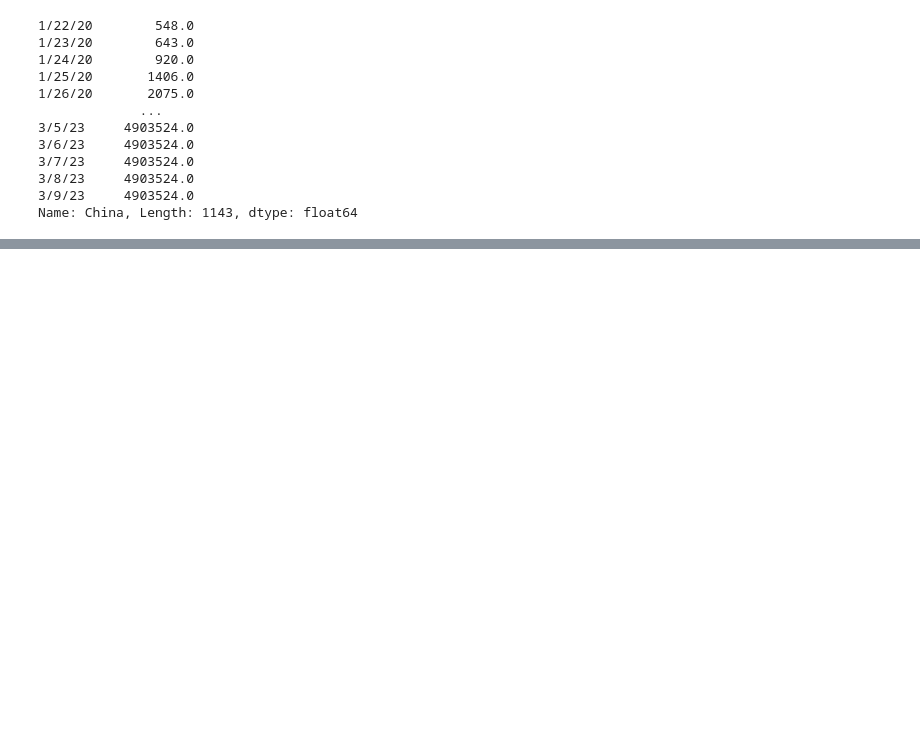
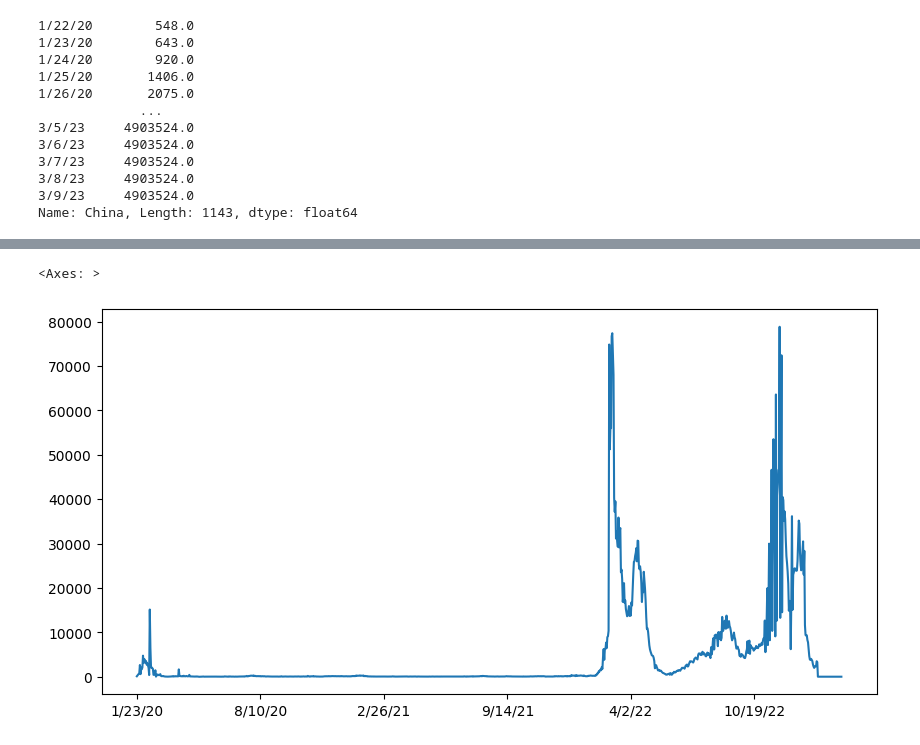
Before and after one commit to renatamontanhana/Analise_de_Dados_Saude_1, a Jupyter notebook: Data_Science_e_Saude.ipynb, the cells around one changed output, grey strips where cells are left out. Drawn from its saved outputs; the diff is of its cells as text; code cells hidden in the pictures; blank space fills up the shorter version.

```diff
--- a/Data_Science_e_Saude.ipynb
+++ b/Data_Science_e_Saude.ipynb
@@ -250,0 +267,7 @@ recovered = pd.read_csv("https://raw.githubusercontent.com/CSSEGISandData/COVID-
+# %%
+plt.figure(figsize=(10,5))
+new_cases_mainland_china = confirmed_by_country.loc["China"][2:].diff().dropna()
+new_cases_mainland_china.plot()
+# %% [output]
+<Axes: >
+[figure, added]
```
Also changed, not shown: parts of 4 cells of this notebook.
